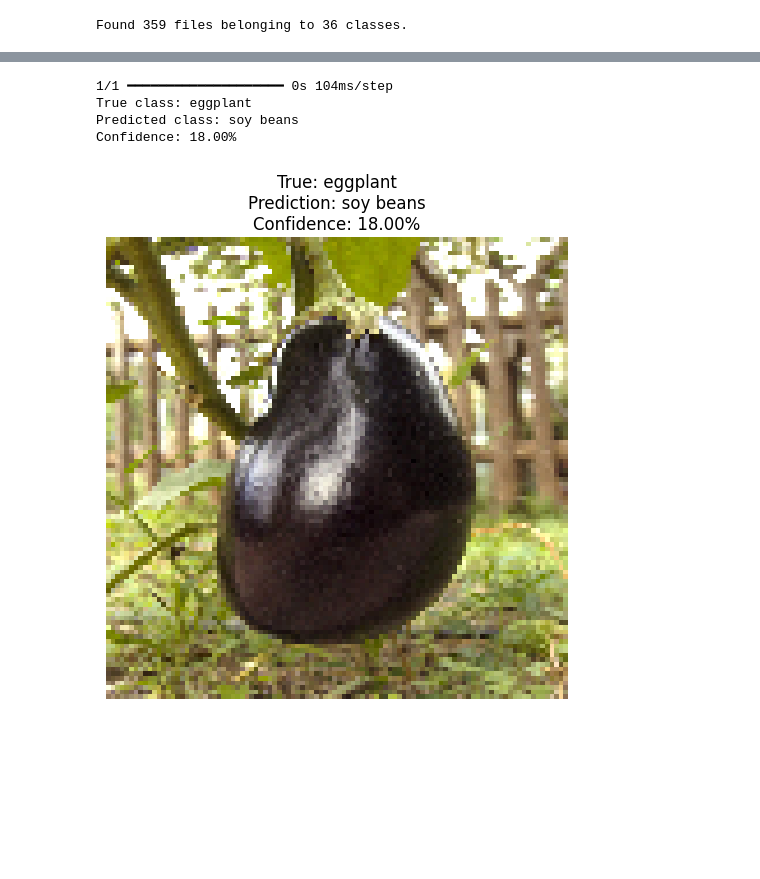
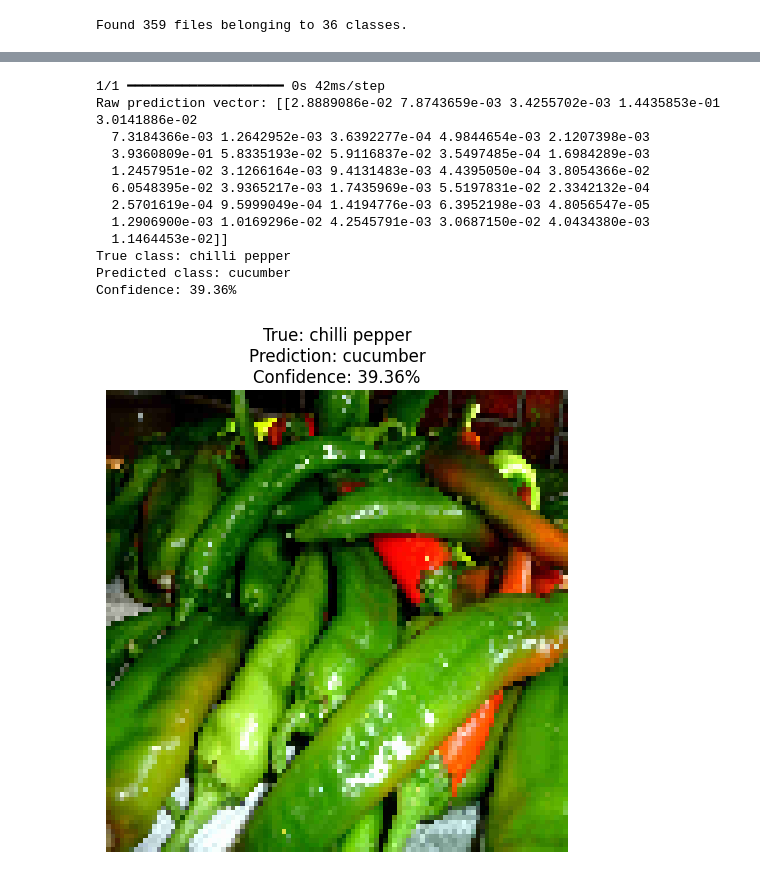
Before and after one commit to marcelomx30/AI-Final-Project, a Jupyter notebook: FruitsVeggies_Classification_CNN.ipynb, the cells around one changed output, grey strips where cells are left out. Saved outputs shown, nothing was run; the diff lists cells and outputs as text; code cells hidden in the pictures; blank space fills up the shorter version.

```diff
--- a/FruitsVeggies_Classification_CNN.ipynb
+++ b/FruitsVeggies_Classification_CNN.ipynb
@@ -322,55 +425,68 @@ Test accuracy: 0.902506947517395
+# %%
+train_dir = os.path.join(extracted_path, "train")
+class_names = sorted([item.name for item in os.scandir(train_dir) if item.is_dir()])
 # %%
-# Load the saved model
-loaded_model = load_model('trained_model.keras')
-
-# Function to predict a single image
 def predict_fruit_veggie(image_path):
     # Load and preprocess the image
     img = load_img(image_path, target_size=(100, 100))
     img_array = img_to_array(img)
     img_array = np.expand_dims(img_array, axis=0)
 
-    # Normalize the image data
+    # Normalize the image data exactly as in training
     img_array = img_array / 255.0
 
-    # Make prediction
+    # Make prediction and print the raw output for debugging
     prediction = loaded_model.predict(img_array)
+    print("Raw prediction vector:", prediction)  # Debug print
 
-    # Get the class names (assuming they're in alphabetical order as loaded by image_dataset_from_directory)
+    # Get the class names; ensure this ordering matches training
     class_names = sorted(os.listdir(os.path.join(extracted_path, "train")))
 
     # Get the predicted class index and probability
     predicted_class_idx = np.argmax(prediction[0])
     confidence = prediction[0][predicted_class_idx]
 
     return class_names[predicted_class_idx], confidence
 
 # Get a random test image path
 test_dir = os.path.join(extracted_path, "test")
-# Get a random class folder
-class_folders = os.listdir(test_dir)
+if not os.path.exists(test_dir):
+    raise ValueError(f"Test directory not found at: {test_dir}")
+class_folders = [folder for folder in os.listdir(test_dir) if os.path.isdir(os.path.join(test_dir, folder))]
+if not class_folders:
+    raise ValueError("No class folders found in test directory")
 random_class = random.choice(class_folders)
-# Get a random image from that class
 class_dir = os.path.join(test_dir, random_class)
-random_image = random.choice(os.listdir(class_dir))
+images_in_class = os.listdir(class_dir)
+if not images_in_class:
+    raise ValueError(f"No images found in class folder: {random_class}")
+random_image = random.choice(images_in_class)
 image_path = os.path.join(class_dir, random_image)
 
 # Use the image path in your prediction
 predicted_class, confidence = predict_fruit_veggie(image_path)
 print(f"True class: {random_class}")
 print(f"Predicted class: {predicted_class}")
 print(f"Confidence: {confidence:.2%}")
 
 # Display the image with its prediction
 plt.figure(figsize=(6, 6))
 img = load_img(image_path, target_size=(100, 100))
 plt.imshow(img)
 plt.title(f"True: {random_class}\nPrediction: {predicted_class}\nConfidence: {confidence:.2%}")
 plt.axis('off')
 plt.show()
 # %% [output]
-1/1 ━━━━━━━━━━━━━━━━━━━━ 0s 104ms/step
-True class: eggplant
-Predicted class: soy beans
-Confidence: 18.00%
+1/1 ━━━━━━━━━━━━━━━━━━━━ 0s 42ms/step
+Raw prediction vector: [[2.8889086e-02 7.8743659e-03 3.4255702e-03 1.4435853e-01 3.0141886e-02
+  7.3184366e-03 1.2642952e-03 3.6392277e-04 4.9844654e-03 2.1207398e-03
+  3.9360809e-01 5.8335193e-02 5.9116837e-02 3.5497485e-04 1.6984289e-03
+  1.2457951e-02 3.1266164e-03 9.4131483e-03 4.4395050e-04 3.8054366e-02
+  6.0548395e-02 3.9365217e-03 1.7435969e-03 5.5197831e-02 2.3342132e-04
+  2.5701619e-04 9.5999049e-04 1.4194776e-03 6.3952198e-03 4.8056547e-05
+  1.2906900e-03 1.0169296e-02 4.2545791e-03 3.0687150e-02 4.0434380e-03
+  1.1464453e-02]]
+True class: chilli pepper
+Predicted class: cucumber
+Confidence: 39.36%
-[figure, old version]
+[figure, new version]
```
Also changed, not shown: parts of 37 cells of this notebook, 1 other file.
